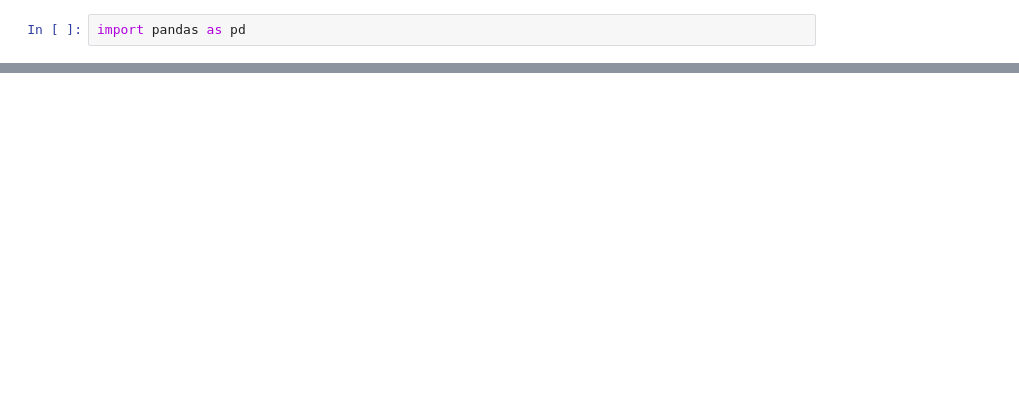
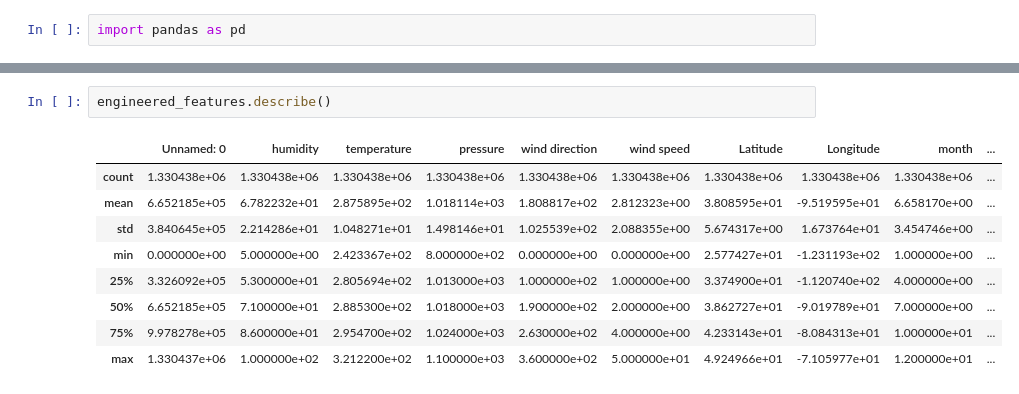
Before and after one commit to dnorris823/NA_Weather_Prediction, a Jupyter notebook: ML Backend/feature_peek.ipynb, the cells around one changed output, grey strips where cells are left out. Drawn from its saved outputs; the diff is of its cells as text; blank space fills up the shorter version.

```diff
--- a/ML Backend/feature_peek.ipynb
+++ b/ML Backend/feature_peek.ipynb
@@ -18,0 +61,12 @@ NameError: name 'features_gen_no_clear' is not defined
+# %%
+engineered_features.describe()
+# %% [output]
+|  | Unnamed: 0 | humidity | temperature | pressure | wind direction | wind speed | Latitude | Longitude | month | ... |
+| count | 1.330438e+06 | 1.330438e+06 | 1.330438e+06 | 1.330438e+06 | 1.330438e+06 | 1.330438e+06 | 1.330438e+06 | 1.330438e+06 | 1.330438e+06 | ... |
+| mean | 6.652185e+05 | 6.782232e+01 | 2.875895e+02 | 1.018114e+03 | 1.808817e+02 | 2.812323e+00 | 3.808595e+01 | -9.519595e+01 | 6.658170e+00 | ... |
+| std | 3.840645e+05 | 2.214286e+01 | 1.048271e+01 | 1.498146e+01 | 1.025539e+02 | 2.088355e+00 | 5.674317e+00 | 1.673764e+01 | 3.454746e+00 | ... |
+| min | 0.000000e+00 | 5.000000e+00 | 2.423367e+02 | 8.000000e+02 | 0.000000e+00 | 0.000000e+00 | 2.577427e+01 | -1.231193e+02 | 1.000000e+00 | ... |
+| 25% | 3.326092e+05 | 5.300000e+01 | 2.805694e+02 | 1.013000e+03 | 1.000000e+02 | 1.000000e+00 | 3.374900e+01 | -1.120740e+02 | 4.000000e+00 | ... |
+| 50% | 6.652185e+05 | 7.100000e+01 | 2.885300e+02 | 1.018000e+03 | 1.900000e+02 | 2.000000e+00 | 3.862727e+01 | -9.019789e+01 | 7.000000e+00 | ... |
+| 75% | 9.978278e+05 | 8.600000e+01 | 2.954700e+02 | 1.024000e+03 | 2.630000e+02 | 4.000000e+00 | 4.233143e+01 | -8.084313e+01 | 1.000000e+01 | ... |
+| max | 1.330437e+06 | 1.000000e+02 | 3.212200e+02 | 1.100000e+03 | 3.600000e+02 | 5.000000e+01 | 4.924966e+01 | -7.105977e+01 | 1.200000e+01 | ... |
```
Also changed, not shown: parts of 5 cells of this notebook, 6 other files.
